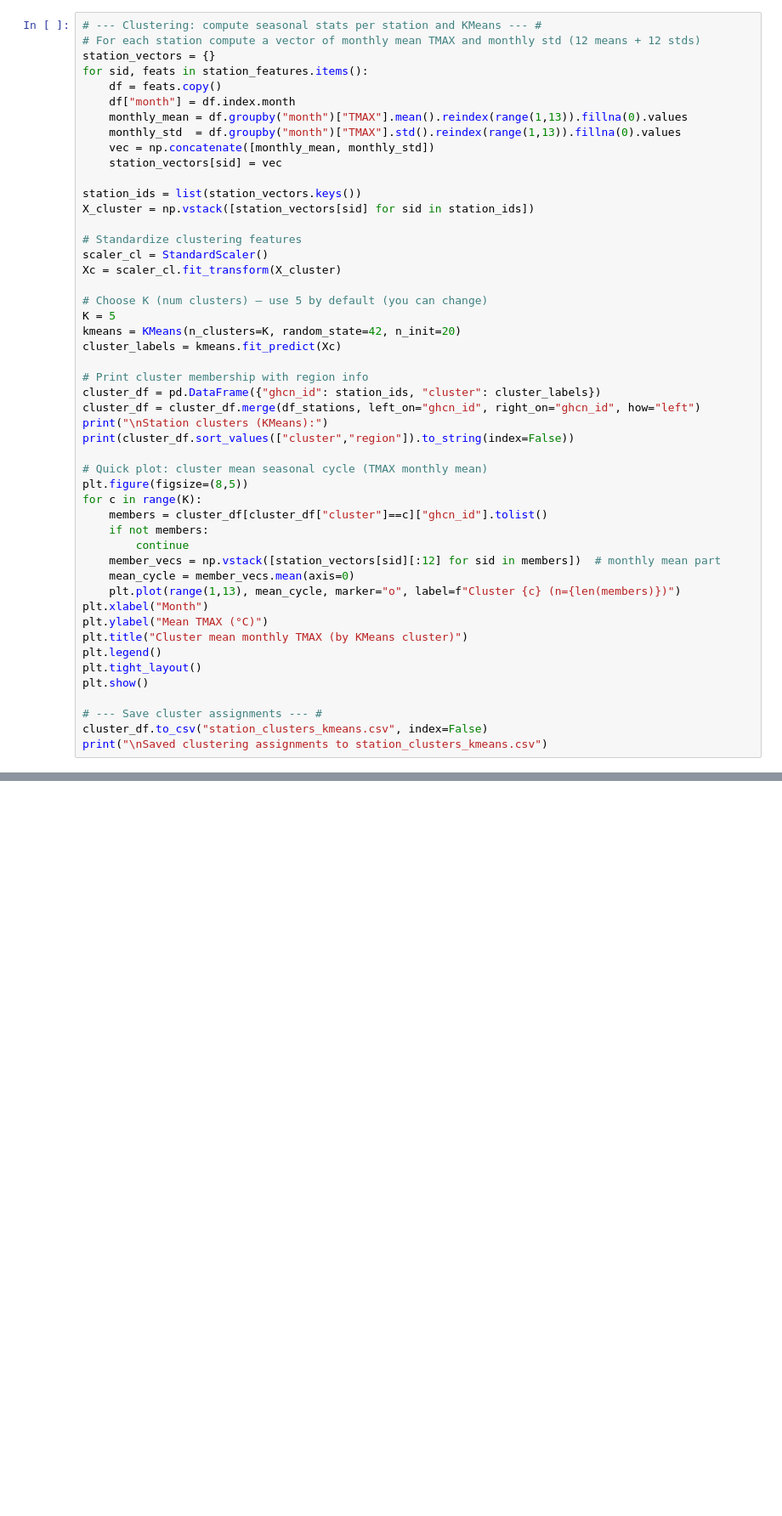
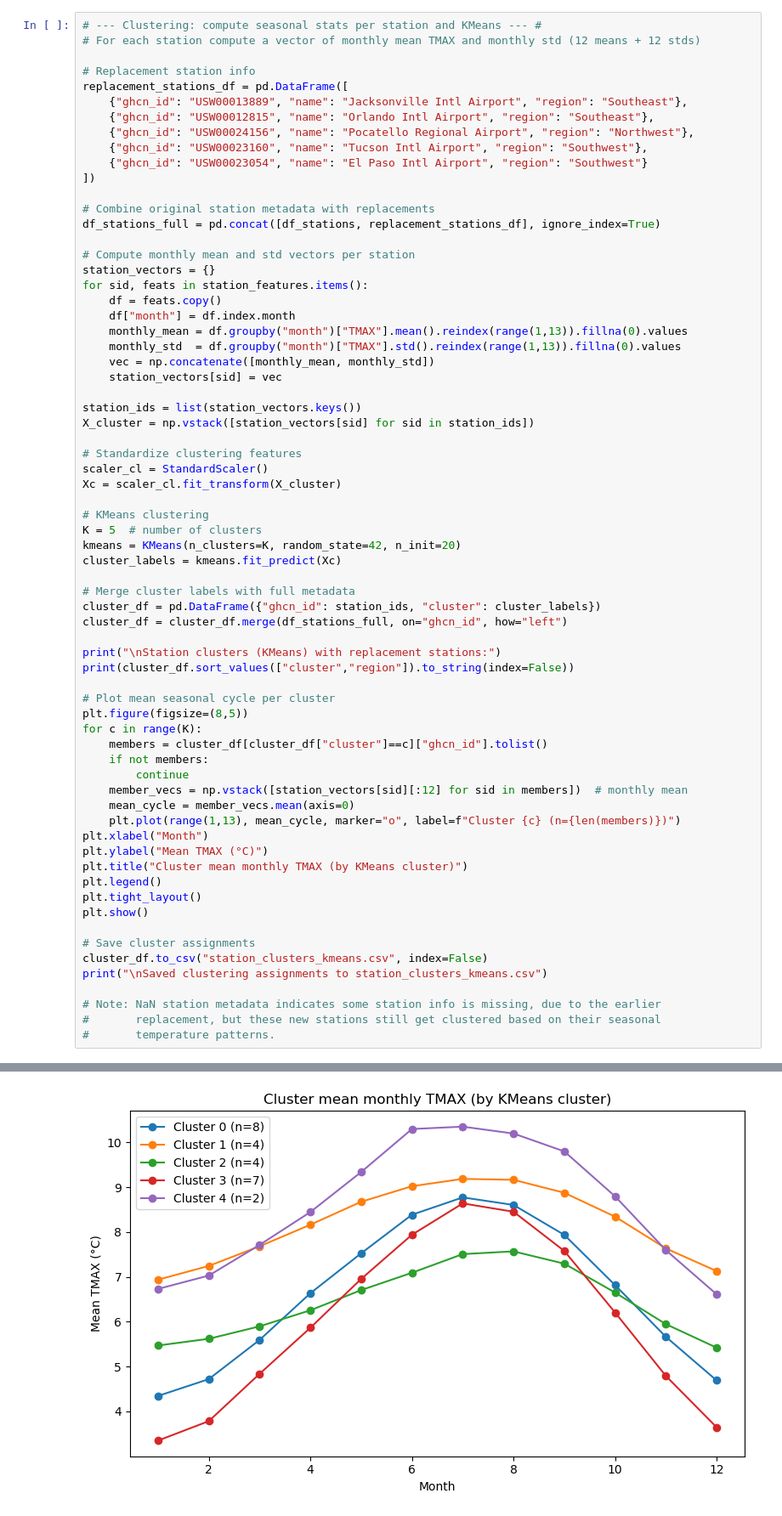
Before and after one commit to njm12-code/ATMS-523-Module-8-Project, a Jupyter notebook: Module_8_HW_Submission.ipynb, the cells around one changed output, grey strips where cells are left out. Shown: that part at 85% size. Saved outputs shown, nothing was run; the diff lists cells and outputs as text; blank space fills up the shorter version.

```diff
--- a/Module_8_HW_Submission.ipynb
+++ b/Module_8_HW_Submission.ipynb
@@ -1087,6 +1040,20 @@ plt.show()
 # %%
 # --- Clustering: compute seasonal stats per station and KMeans --- #
 # For each station compute a vector of monthly mean TMAX and monthly std (12 means + 12 stds)
+
+# Replacement station info
+replacement_stations_df = pd.DataFrame([
+    {"ghcn_id": "USW00013889", "name": "Jacksonville Intl Airport", "region": "Southeast"},
+    {"ghcn_id": "USW00012815", "name": "Orlando Intl Airport", "region": "Southeast"},
+    {"ghcn_id": "USW00024156", "name": "Pocatello Regional Airport", "region": "Northwest"},
+    {"ghcn_id": "USW00023160", "name": "Tucson Intl Airport", "region": "Southwest"},
+    {"ghcn_id": "USW00023054", "name": "El Paso Intl Airport", "region": "Southwest"}
+])
+
+# Combine original station metadata with replacements
+df_stations_full = pd.concat([df_stations, replacement_stations_df], ignore_index=True)
+
+# Compute monthly mean and std vectors per station
 station_vectors = {}
 for sid, feats in station_features.items():
     df = feats.copy()
@@ -1103,24 +1070,25 @@ X_cluster = np.vstack([station_vectors[sid] for sid in station_ids])
 scaler_cl = StandardScaler()
 Xc = scaler_cl.fit_transform(X_cluster)
 
-# Choose K (num clusters) — use 5 by default (you can change)
-K = 5
+# KMeans clustering
+K = 5  # number of clusters
 kmeans = KMeans(n_clusters=K, random_state=42, n_init=20)
 cluster_labels = kmeans.fit_predict(Xc)
 
-# Print cluster membership with region info
+# Merge cluster labels with full metadata
 cluster_df = pd.DataFrame({"ghcn_id": station_ids, "cluster": cluster_labels})
-cluster_df = cluster_df.merge(df_stations, left_on="ghcn_id", right_on="ghcn_id", how="left")
-print("\nStation clusters (KMeans):")
+cluster_df = cluster_df.merge(df_stations_full, on="ghcn_id", how="left")
+
+print("\nStation clusters (KMeans) with replacement stations:")
 print(cluster_df.sort_values(["cluster","region"]).to_string(index=False))
 
-# Quick plot: cluster mean seasonal cycle (TMAX monthly mean)
+# Plot mean seasonal cycle per cluster
 plt.figure(figsize=(8,5))
 for c in range(K):
     members = cluster_df[cluster_df["cluster"]==c]["ghcn_id"].tolist()
     if not members:
         continue
-    member_vecs = np.vstack([station_vectors[sid][:12] for sid in members])  # monthly mean part
+    member_vecs = np.vstack([station_vectors[sid][:12] for sid in members])  # monthly mean
     mean_cycle = member_vecs.mean(axis=0)
     plt.plot(range(1,13), mean_cycle, marker="o", label=f"Cluster {c} (n={len(members)})")
 plt.xlabel("Month")
@@ -1130,6 +1098,11 @@ plt.legend()
 plt.tight_layout()
 plt.show()
 
-# --- Save cluster assignments --- #
+# Save cluster assignments
 cluster_df.to_csv("station_clusters_kmeans.csv", index=False)
 print("\nSaved clustering assignments to station_clusters_kmeans.csv")
+
+# Note: NaN station metadata indicates some station info is missing, due to the earlier
+#       replacement, but these new stations still get clustered based on their seasonal
+#       temperature patterns.
+# %% [output]
@@ -1135,0 +1126 @@ print("\nSaved clustering assignments to station_clusters_kmeans.csv")
+[figure, added]
```
Also changed, not shown: parts of 12 cells of this notebook.
